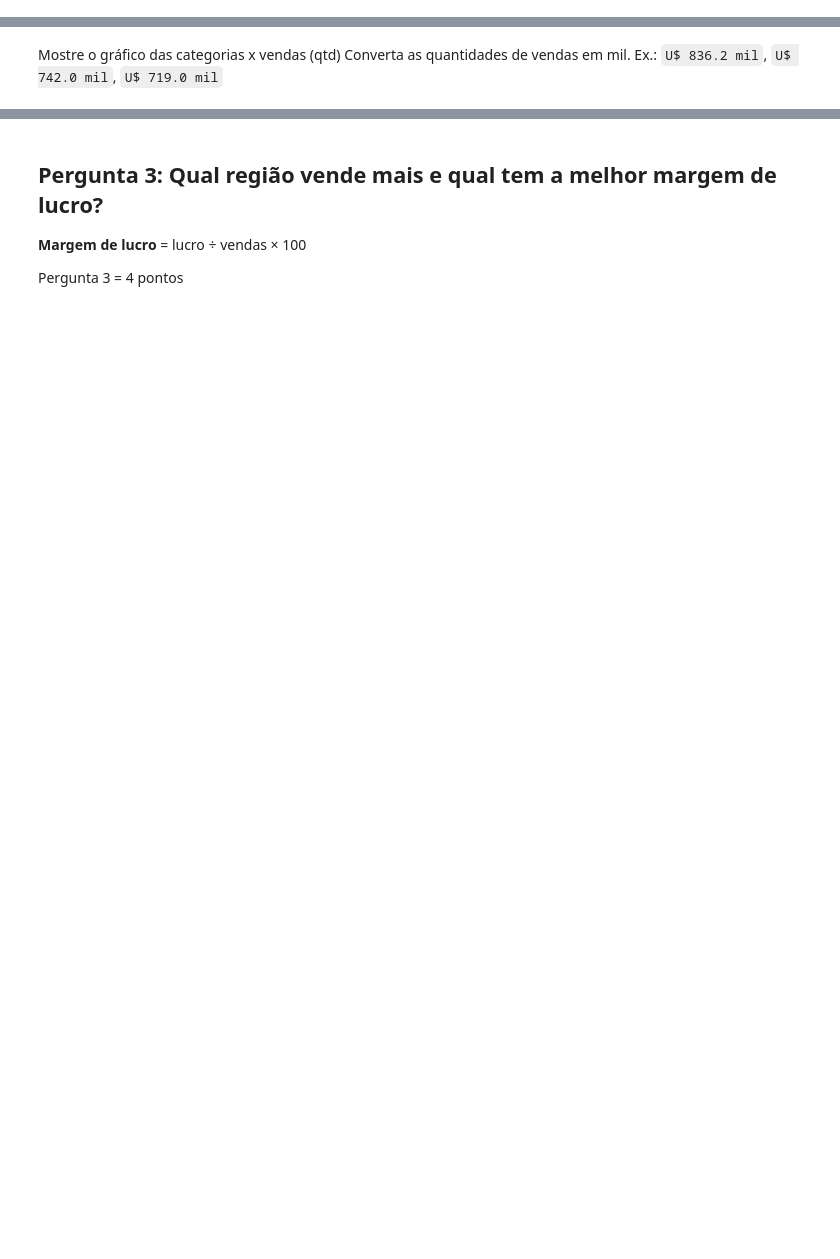
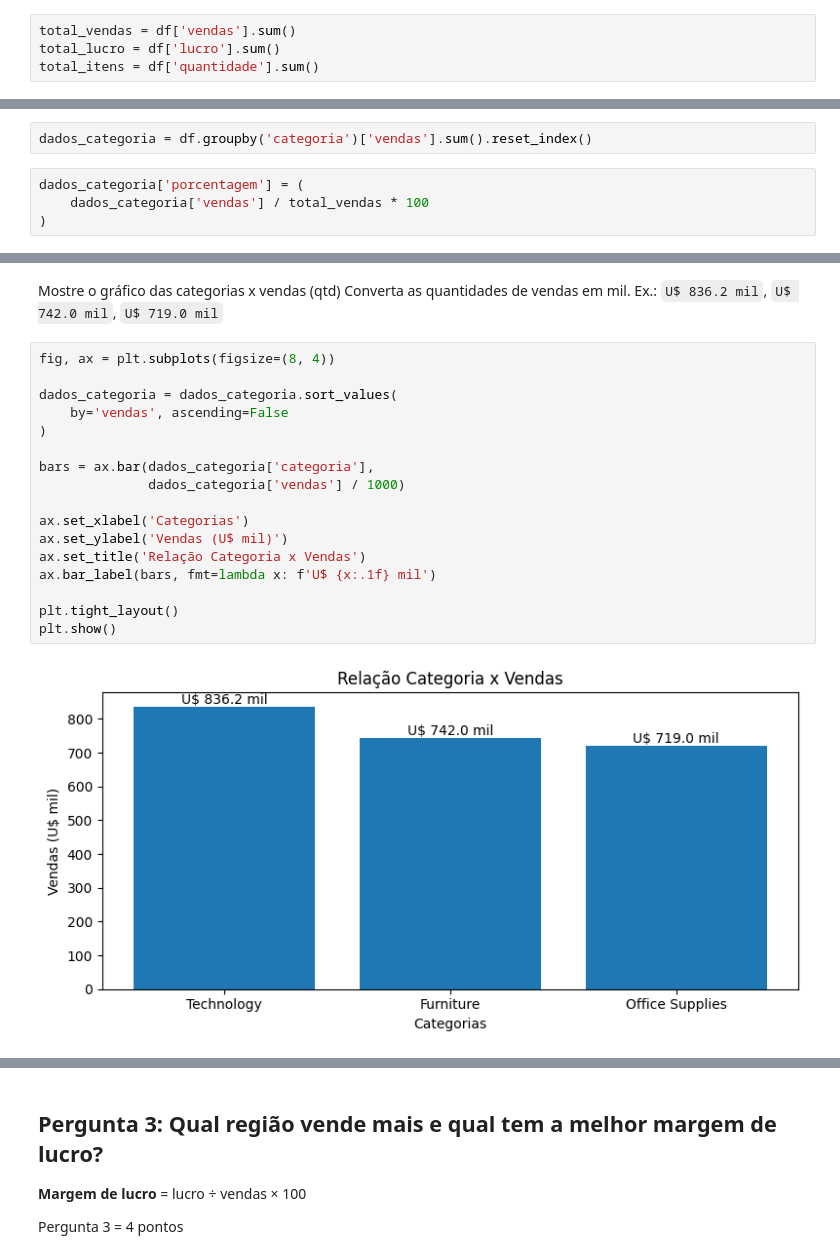
Before and after one commit to Guilherme-Prad/Simulador-de-decisoes, a Jupyter notebook: [Nome_1_e_Nome_2]_Projeto_A3_Matemática_Computacional_P2.ipynb, the cells around one changed output, grey strips where cells are left out. Saved outputs shown, nothing was run; the diff lists cells and outputs as text; blank space fills up the shorter version.

```diff
--- a/[Nome_1_e_Nome_2]_Projeto_A3_Matemática_Computacional_P2.ipynb
+++ b/[Nome_1_e_Nome_2]_Projeto_A3_Matemática_Computacional_P2.ipynb
@@ -238,3 +217,7 @@ Crie uma nova coluna chamada 'faixa_desconto' com os valores:
 Crie uma varíavel para cada e mostre seu valor formatado em 2 casas decimais.
 
 Pergunta 1 = 2 pontos
+# %%
+total_vendas = df['vendas'].sum()
+total_lucro = df['lucro'].sum()
+total_itens = df['quantidade'].sum()
@@ -248,3 +235,9 @@ Total de itens vendidos: 37873
 ## Pergunta 2: Quanto cada categoria vendeu e qual a porcentagem do total?
 
 Pergunta 2 = 5 pontos
+# %%
+dados_categoria = df.groupby('categoria')['vendas'].sum().reset_index()
+# %%
+dados_categoria['porcentagem'] = (
+    dados_categoria['vendas'] / total_vendas * 100
+)
@@ -258,5 +253,24 @@ Pergunta 2 = 5 pontos
 # %% [markdown]
 Mostre o gráfico das categorias x vendas (qtd)
 Converta as quantidades de vendas em mil. Ex.: `U$ 836.2 mil`, `U$ 742.0 mil`, `U$ 719.0 mil`
+# %%
+fig, ax = plt.subplots(figsize=(8, 4))
+
+dados_categoria = dados_categoria.sort_values(
+    by='vendas', ascending=False
+)
+
+bars = ax.bar(dados_categoria['categoria'],
+              dados_categoria['vendas'] / 1000)
+
+ax.set_xlabel('Categorias')
+ax.set_ylabel('Vendas (U$ mil)')
+ax.set_title('Relação Categoria x Vendas')
+ax.bar_label(bars, fmt=lambda x: f'U$ {x:.1f} mil')
+
+plt.tight_layout()
+plt.show()
+# %% [output]
+[figure, added]
 # %%
 # Código aqui para saída ser igual mostrado abaixo
```
Also changed, not shown: parts of 38 cells of this notebook.
